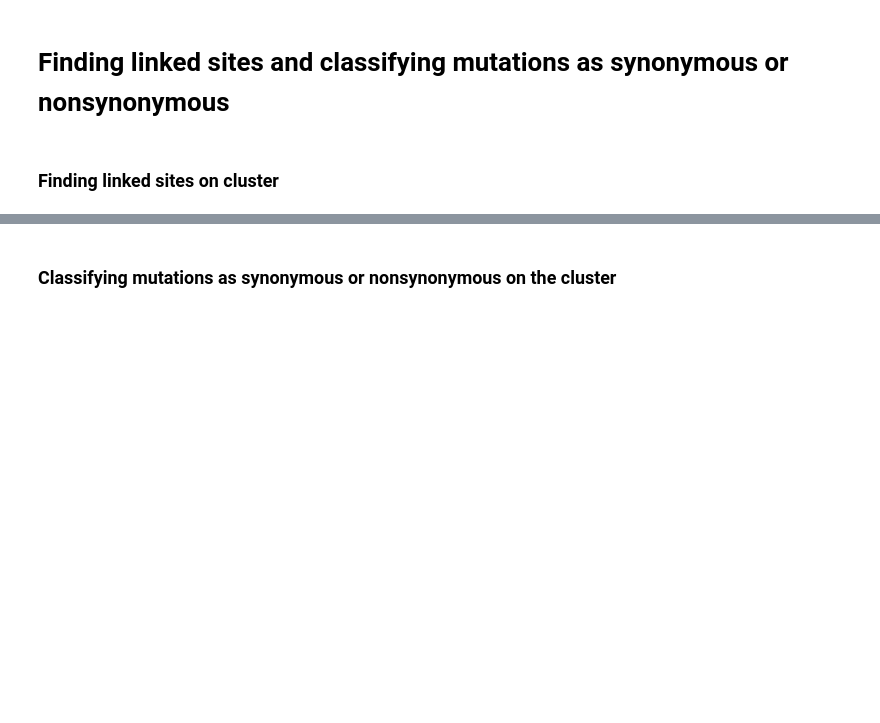
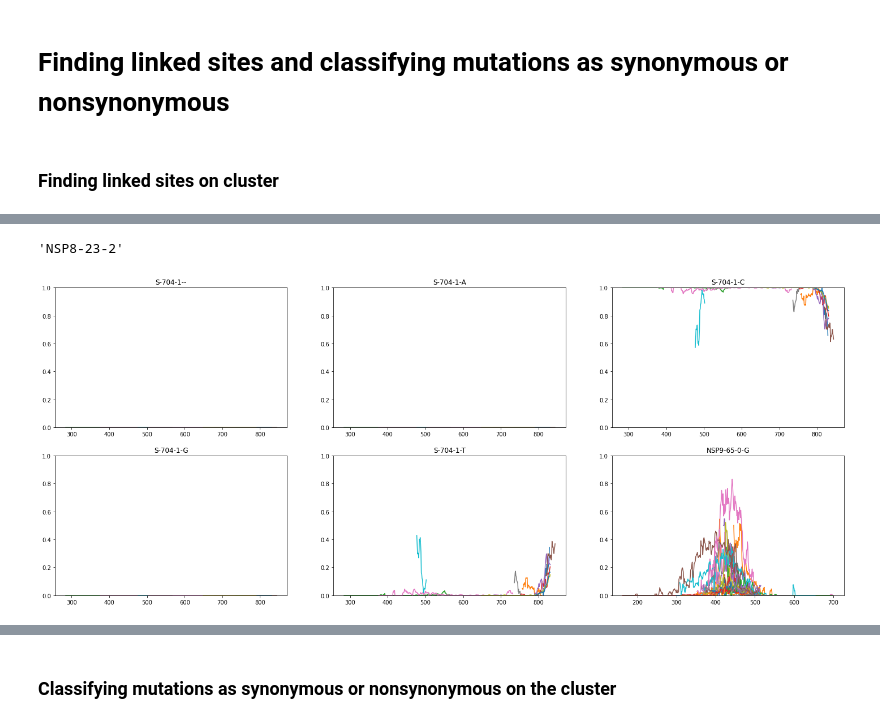
Before and after one commit to bartonlab/paper-SARS-CoV-2-inference, a Jupyter notebook: data-paper.ipynb, the cells around one changed output, grey strips where cells are left out. Saved outputs shown, nothing was run; the diff lists cells and outputs as text; code cells hidden in the pictures; blank space fills up the shorter version.

Commit message:
Updates to data-paper.ipynb and minor figure changes

```diff
--- a/data-paper.ipynb
+++ b/data-paper.ipynb
@@ -880,0 +1337,78 @@ var_dic = {'alpha' : alpha, 'epsilon' : epsilon, 'beta' : beta, 'gamma' : gamma,
+# %%
+dp.get_label(12159)
+# %% [output]
+'NSP8-23-2'
+# %%
+traj_dir  = os.path.join(DATA_DIR, 'trajectories')
+sites_all = []
+times_all = []
+files_all = []
+for file in os.listdir(traj_dir):
+    try:
+        df = pd.read_csv(os.path.join(traj_dir, file))
+    except:
+        print(file)
+    sites_all.append(df.columns.values)
+    times_all.append(list(df['time']))
+    files_all.append(os.path.join(traj_dir, file))
+nucs_all  = [i[1:] for i in sites_all]
+sites_all = [[dp.get_label_new(nucs_all[i][j]) for j in range(len(nucs_all[i]))] for i in range(len(nucs_all))]
+short_all = [[sites_all[i][j][:-2] for j in range(len(sites_all[i]))] for i in range(len(sites_all))]
+regions   = [os.path.split(i)[-1] for i in files_all]
+# %%
+known_site = 'NSP9-65-0-G'    # the site that we know is a defining site of the variant.
+site       = 'S-704-1'      # the site that we are interested in looking at the trajectories for, for different mutations.
+
+fig, axes  = plt.subplots(2, 3, figsize=[25,10])
+
+locs_known = []
+ax1 = axes[-1, -1]
+ax1.set_title(known_site)
+ax1.set_ylim(0,1)
+for i in range(len(sites_all)):
+    if known_site in sites_all[i]:
+        #print(times[i])
+        site_nuc = nucs_all[i][sites_all[i].index(known_site)]
+        col = list(pd.read_csv(files_all[i], usecols=[site_nuc])[site_nuc])
+        ax1.plot(times_all[i], col)
+        #locs_known.append(locations[i])
+        #if np.amax(traj[i][:, list(sites_all[i]).index(known_site)])>0.4:
+        #    print(locs[i])
+sites_present = [site in short_all[i] for i in range(len(short_all))]
+locs_present  = np.array([i for i, x in enumerate(sites_present) if x])
+#print(locs_present)
+site_idxs     = [short_all[i].index(site) for i in locs_present]
+times_present = np.array(times_all)[locs_present]
+#locs_unknown  = locations[locs_present]
+for j in range(2):
+    for i in range(3):
+        if j * 3 + i < 5:
+            idx = j * 3 + i
+            ax  = axes[j, i]
+            ax.set_ylim(0,1)
+            ax.set_title(site + '-' + NUC[idx])
+            new_site = site + '-' + NUC[idx]
+            for k in range(len(locs_present)):
+                site_nuc = nucs_all[locs_present[k]][sites_all[locs_present[k]].index(new_site)]
+                times = times_all[locs_present[k]]
+                col   = list(pd.read_csv(files_all[locs_present[k]], usecols=[site_nuc])[site_nuc])
+                ax.plot(times, col)
+                #ax.plot(times, col, label=np.array(regions)[locs_present[k]])
+                #if 'slovenia' in regions[locs_present[k]]:
+                #if 'australia' in regions[locs_present[k]]:
+                #    ax.plot(times, col)
+                    #if 'greece' in locations[locs_present[k]]:
+                    #    ax.plot(np.arange(times_present[k][0], times_present[k][0] + len(traj[locs_present[k]])), traj[locs_present[k]][:, site_idxs[k] + idx], label=locations[locs_present[k]])
+
+                    #if locations[locs_present[k]]=='north america-usa-arizona---2020-8-20-2022-2-5':
+                    #    print(traj[locs_present[k]][:, site_idxs[k] + idx])
+                    #if locations[locs_present[k]].split('-')[1] in ['sweden', 'netherlands']:
+                    #    ax.plot(np.arange(times_present[k][0], times_present[k][0] + len(traj[locs_present[k]])), traj[locs_present[k]][:, site_idxs[k] + idx], label=locations[locs_present[k]])
+                    #if site + '-' + NUC[idx] == 'S-681-1--' and np.amax(traj[locs_present[k]][:, site_idxs[k] + idx])>0.05:
+                    #    print(locations[locs_present[k]])
+                    #    print(times[locs_present[k]])
+                    #    print(traj[locs_present[k]][:, site_idxs[k] + idx])
+                #ax.legend()
+            #ax.legend()
+# %% [output]
+[figure, added]
```
Also changed, not shown: parts of 276 cells of this notebook, 11 other files.
